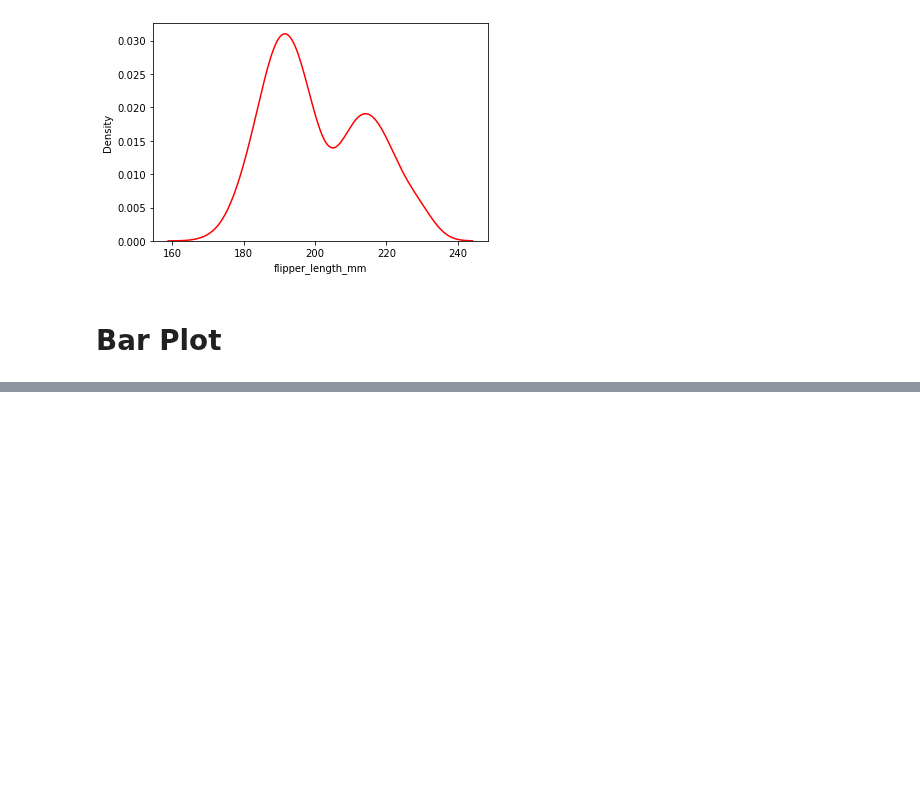
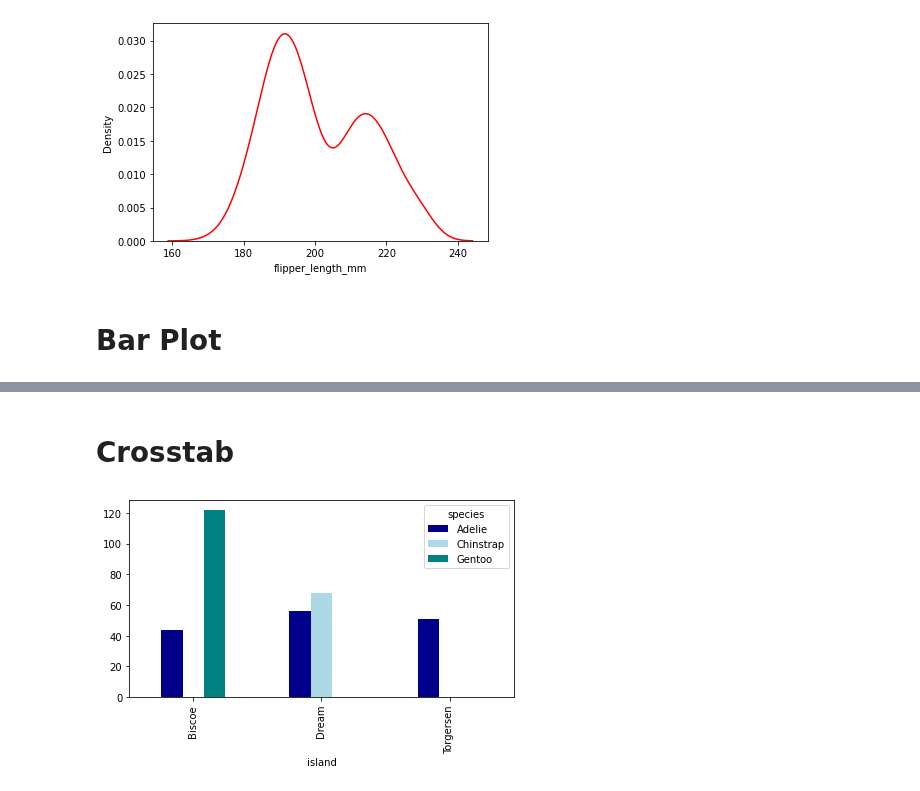
Before and after one commit to moesteelo/Exploratory-Data-Analysis, a Jupyter notebook: Exploratory Data Visualization .ipynb, the cells around one changed output, grey strips where cells are left out. Drawn from its saved outputs; the diff is of its cells as text; code cells hidden in the pictures; blank space fills up the shorter version.

```diff
--- a/Exploratory Data Visualization .ipynb
+++ b/Exploratory Data Visualization .ipynb
@@ -159,0 +171,8 @@ plt.show()
+# %% [markdown]
+# Crosstab
+# %%
+# Using Crosstab
+pd.crosstab(penguins_size['island'], penguins_size['species']).plot.bar(color=('DarkBlue', 'LightBlue', 'Teal'))
+plt.tight_layout()
+# %% [output]
+[figure, added]
```
Also changed, not shown: parts of 5 cells of this notebook.
